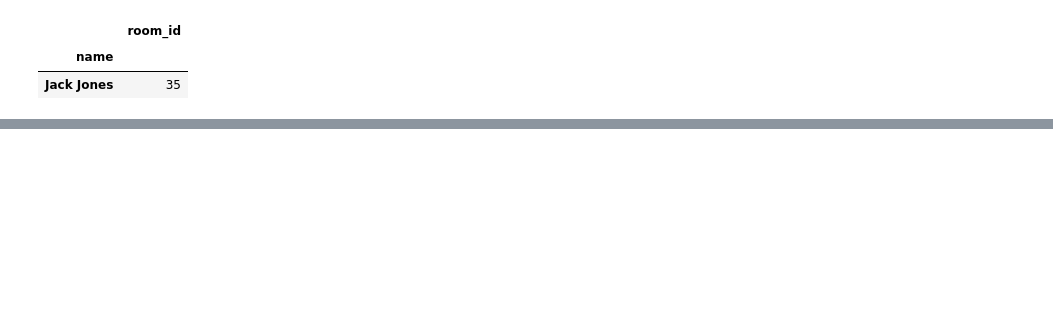
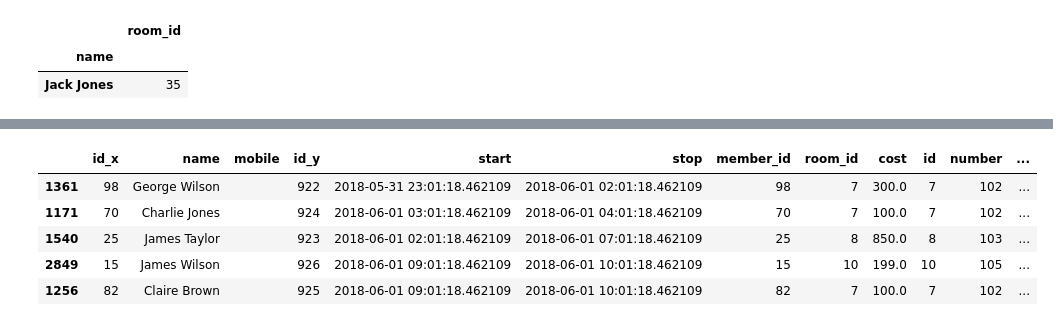
Before and after one commit to wasit7/cs459_django2018, a Jupyter notebook: exam/myproject/Exam Panda.ipynb, the cells around one changed output, grey strips where cells are left out. Cells and saved outputs as stored; diff of their text form; code cells hidden in the pictures; blank space fills up the shorter version.

```diff
--- a/exam/myproject/Exam Panda.ipynb
+++ b/exam/myproject/Exam Panda.ipynb
@@ -115,0 +141,9 @@ df
+# %%
+df2.sort_values('stop').head()
+# %% [output]
+|  | id_x | name | mobile | id_y | start | stop | member_id | room_id | cost | id | number | ... |
+| 1361 | 98 | George Wilson |  | 922 | 2018-05-31 23:01:18.462109 | 2018-06-01 02:01:18.462109 | 98 | 7 | 300.0 | 7 | 102 | ... |
+| 1171 | 70 | Charlie Jones |  | 924 | 2018-06-01 03:01:18.462109 | 2018-06-01 04:01:18.462109 | 70 | 7 | 100.0 | 7 | 102 | ... |
+| 1540 | 25 | James Taylor |  | 923 | 2018-06-01 02:01:18.462109 | 2018-06-01 07:01:18.462109 | 25 | 8 | 850.0 | 8 | 103 | ... |
+| 2849 | 15 | James Wilson |  | 926 | 2018-06-01 09:01:18.462109 | 2018-06-01 10:01:18.462109 | 15 | 10 | 199.0 | 10 | 105 | ... |
+| 1256 | 82 | Claire Brown |  | 925 | 2018-06-01 09:01:18.462109 | 2018-06-01 10:01:18.462109 | 82 | 7 | 100.0 | 7 | 102 | ... |
```
Also changed, not shown: parts of 14 cells of this notebook, 5 other files.
